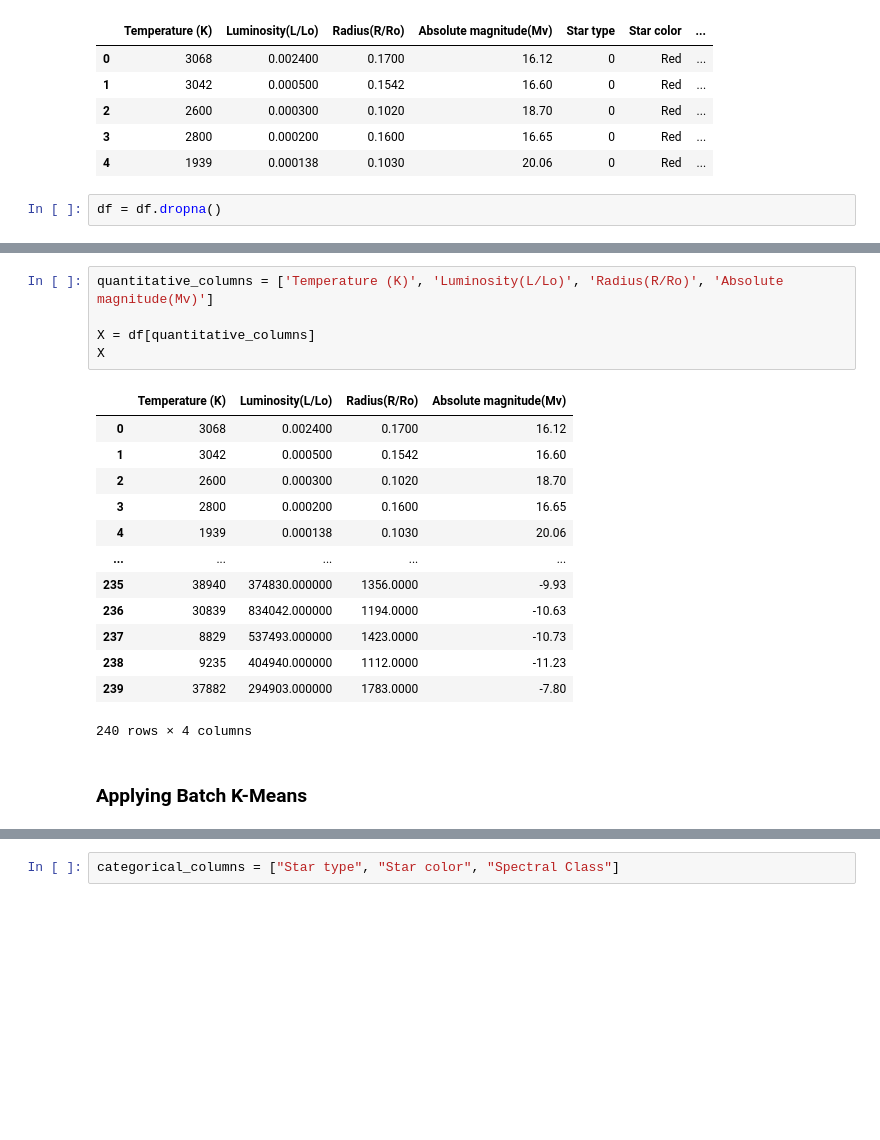
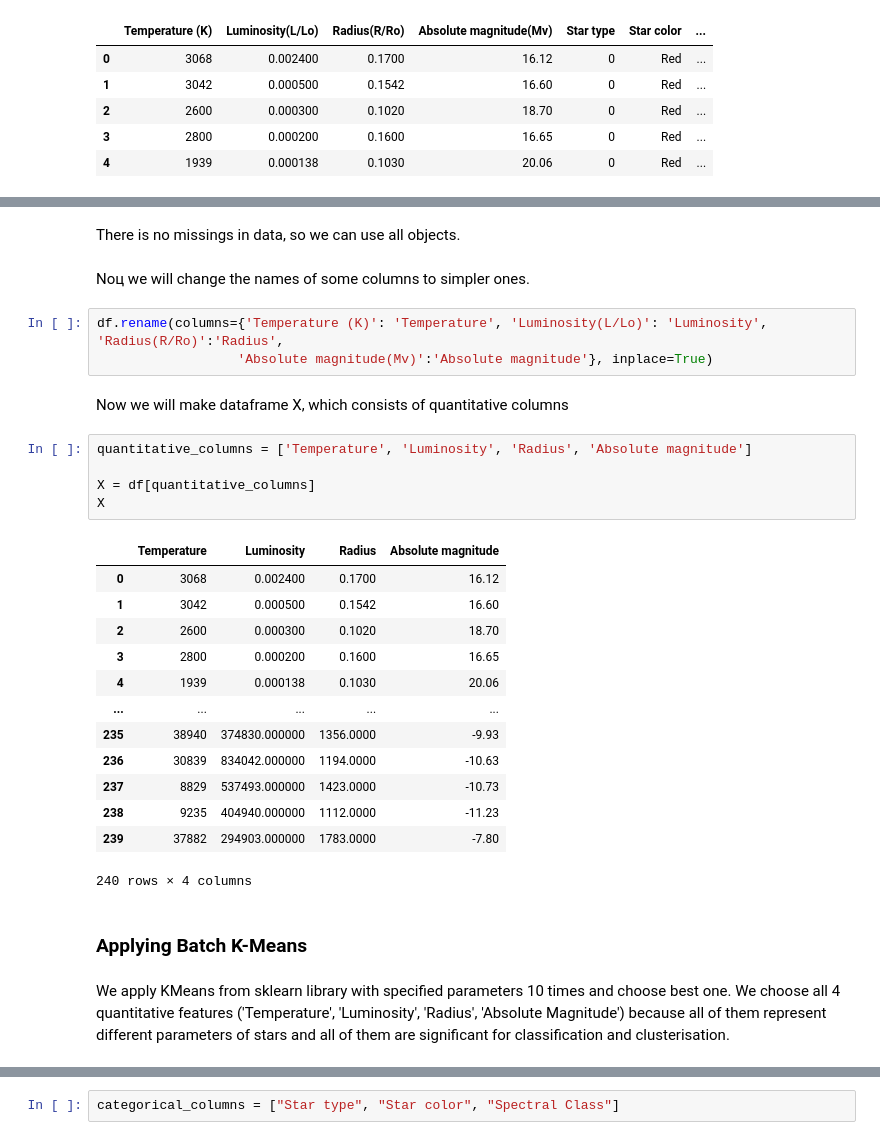
Before and after one commit to ddyak/star-dataset-analysis, a Jupyter notebook: Kmeans-HW_star.ipynb, the cells around one changed output, grey strips where cells are left out. Drawn from its saved outputs; the diff is of its cells as text; blank space fills up the shorter version.

Commit message:
add Kmeans beta

```diff
--- a/Kmeans-HW_star.ipynb
+++ b/Kmeans-HW_star.ipynb
@@ -43,5 +35,3 @@ df.head()
 | 2 | 2600 | 0.000300 | 0.1020 | 18.70 | 0 | Red | ... |
 | 3 | 2800 | 0.000200 | 0.1600 | 16.65 | 0 | Red | ... |
 | 4 | 1939 | 0.000138 | 0.1030 | 20.06 | 0 | Red | ... |
-# %%
-df = df.dropna()
@@ -48,10 +57,19 @@ df = df.dropna()
+# %% [markdown]
+There is no missings in data, so we can use all objects.
+# %% [markdown]
+Noц we will change the names of some columns to simpler ones.
+# %%
+df.rename(columns={'Temperature (K)': 'Temperature', 'Luminosity(L/Lo)': 'Luminosity', 'Radius(R/Ro)':'Radius',
+                  'Absolute magnitude(Mv)':'Absolute magnitude'}, inplace=True)
+# %% [markdown]
+Now we will make dataframe X, which consists of quantitative columns
 # %%
-quantitative_columns = ['Temperature (K)', 'Luminosity(L/Lo)', 'Radius(R/Ro)', 'Absolute magnitude(Mv)']
+quantitative_columns = ['Temperature', 'Luminosity', 'Radius', 'Absolute magnitude']
 
 X = df[quantitative_columns]
 X
 # %% [output]
-|  | Temperature (K) | Luminosity(L/Lo) | Radius(R/Ro) | Absolute magnitude(Mv) |
+|  | Temperature | Luminosity | Radius | Absolute magnitude |
 | 0 | 3068 | 0.002400 | 0.1700 | 16.12 |
 | 1 | 3042 | 0.000500 | 0.1542 | 16.60 |
 | 2 | 2600 | 0.000300 | 0.1020 | 18.70 |
@@ -66,6 +84,8 @@ X
 240 rows × 4 columns
 # %% [markdown]
 ### Applying Batch K-Means
+# %% [markdown]
+We apply KMeans from sklearn library with specified parameters 10 times and choose best one. We choose all 4 quantitative features ('Temperature', 'Luminosity', 'Radius', 'Absolute Magnitude') because all of them represent different parameters of stars and all of them are significant for classification and clusterisation.
 # %%
 from sklearn.cluster import KMeans
 from sklearn.preprocessing import StandardScaler
```
Also changed, not shown: parts of 56 cells of this notebook.
